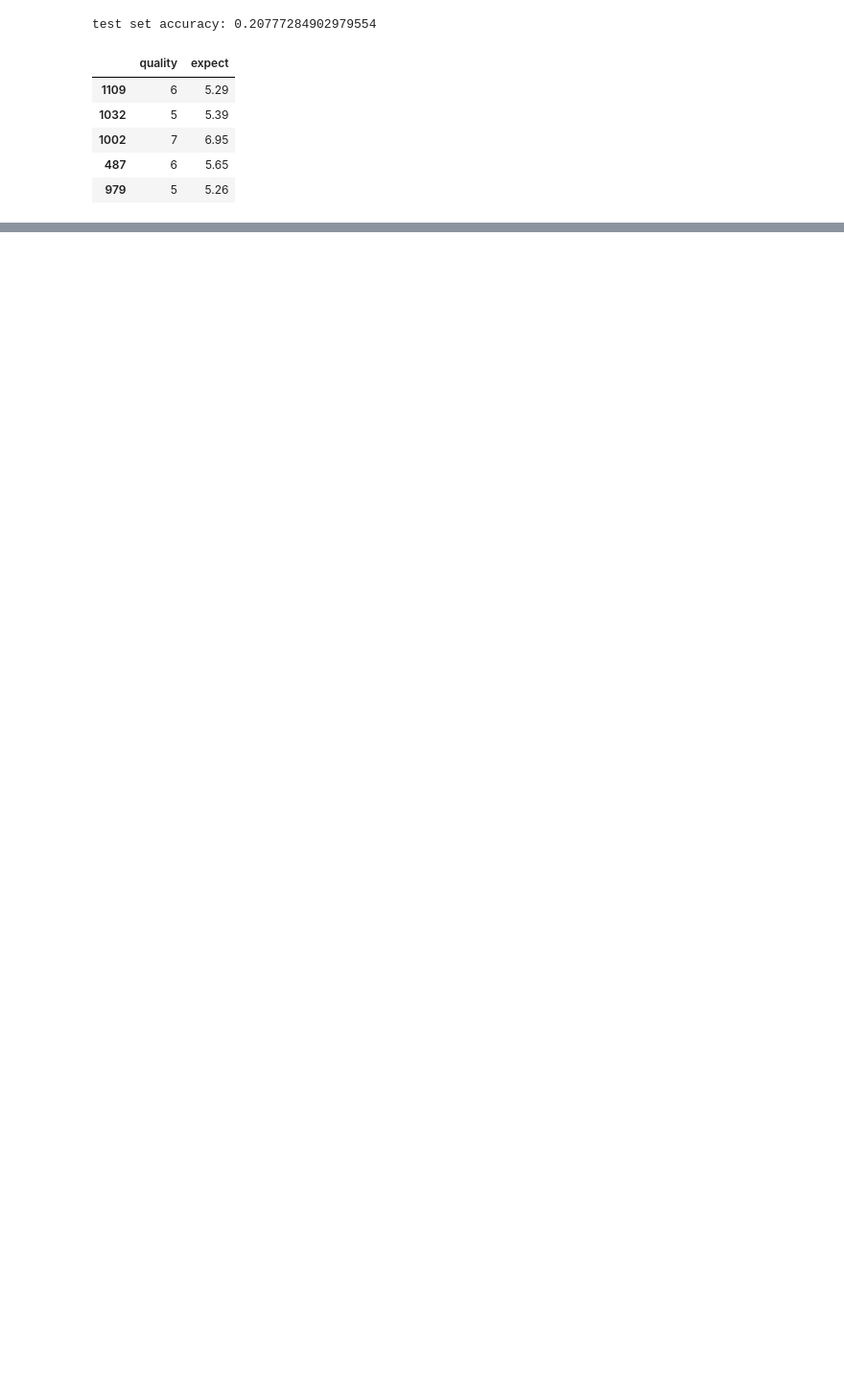
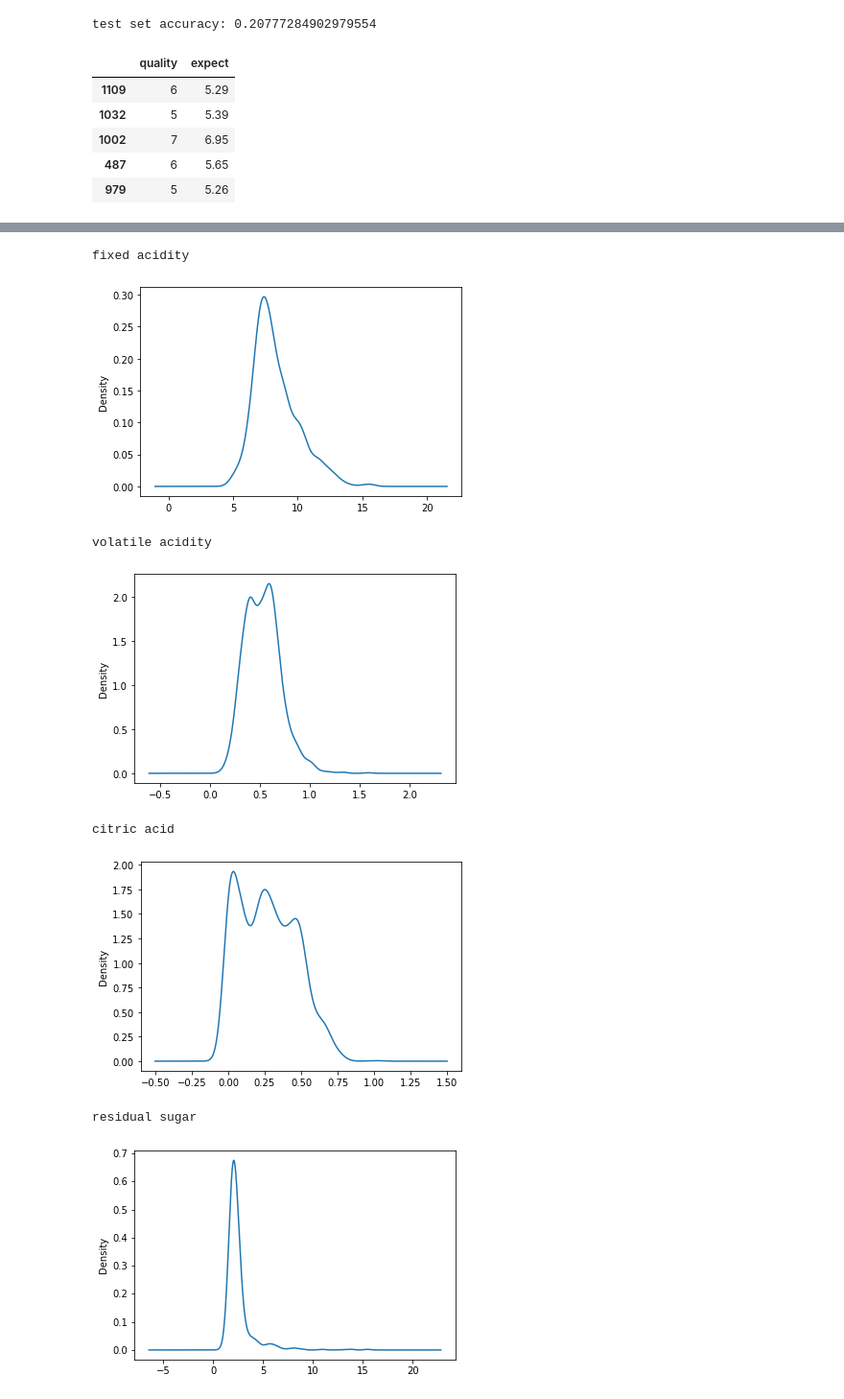
Before and after one commit to amo33/study, a Jupyter notebook: wineprediction/LinearRegressionwine.ipynb, the cells around one changed output, grey strips where cells are left out. Shown: that part at 96% size. Cells and saved outputs as stored; diff of their text form; code cells hidden in the pictures; blank space fills up the shorter version.

```diff
--- a/wineprediction/LinearRegressionwine.ipynb
+++ b/wineprediction/LinearRegressionwine.ipynb
@@ -116,5 +117,5 @@ red_df["quality"].value_counts()
 3     10
 Name: quality, dtype: int64
 # %%
-x, labels = red_df.values, red_df.columns
+labels = red_df.columns
 # %%
@@ -384,0 +403,14 @@ scores = cross_val_score(model, )
+# %%
+for label in labels:
+    print(label)
+    df[label].plot(kind="density")
+    plt.show()
+# %% [output]
+fixed acidity
+[figure, added]
+volatile acidity
+[figure, added]
+citric acid
+[figure, added]
+residual sugar
+[figure, added]
```
Also changed, not shown: parts of 18 cells of this notebook, 6 other files.
